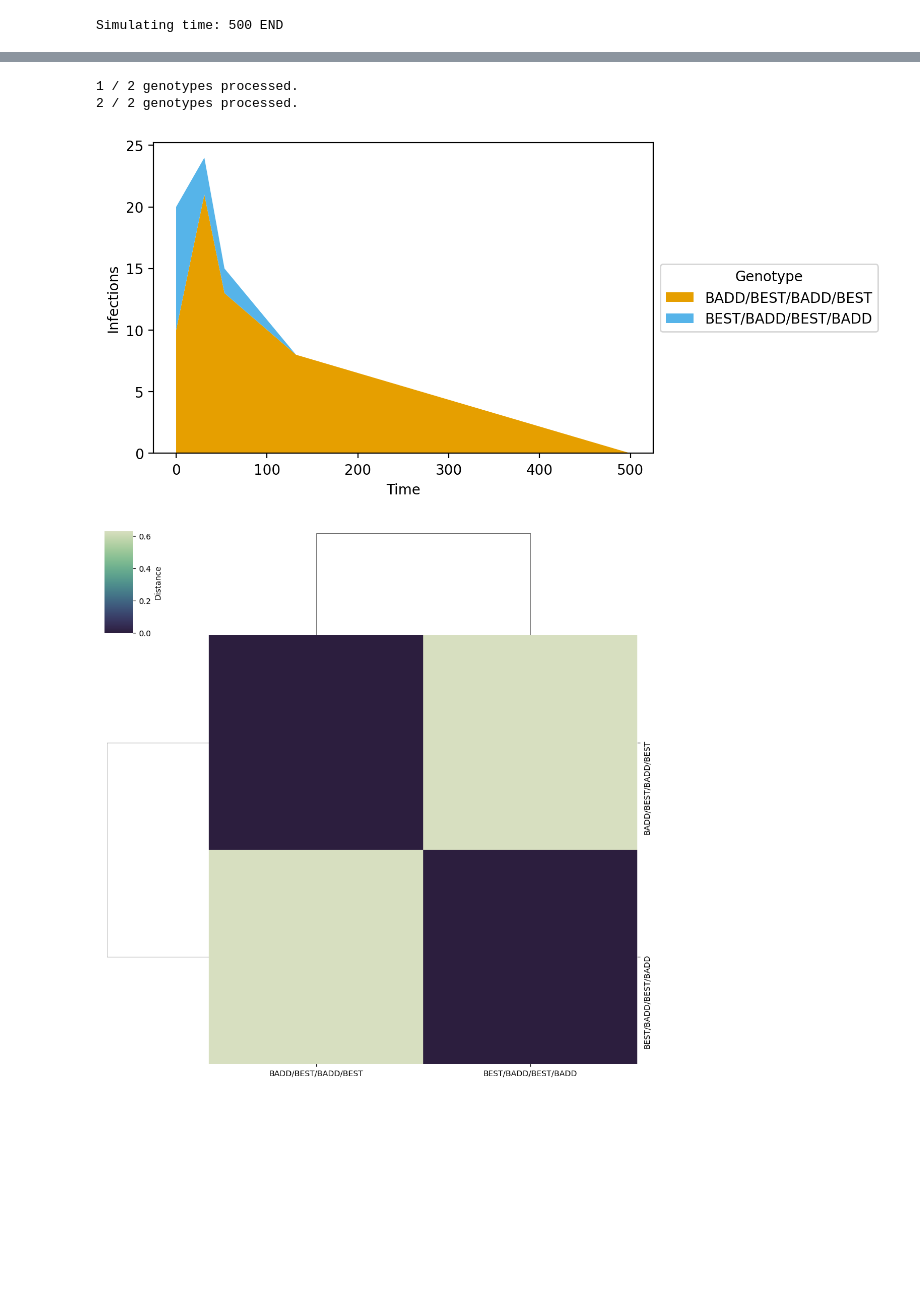
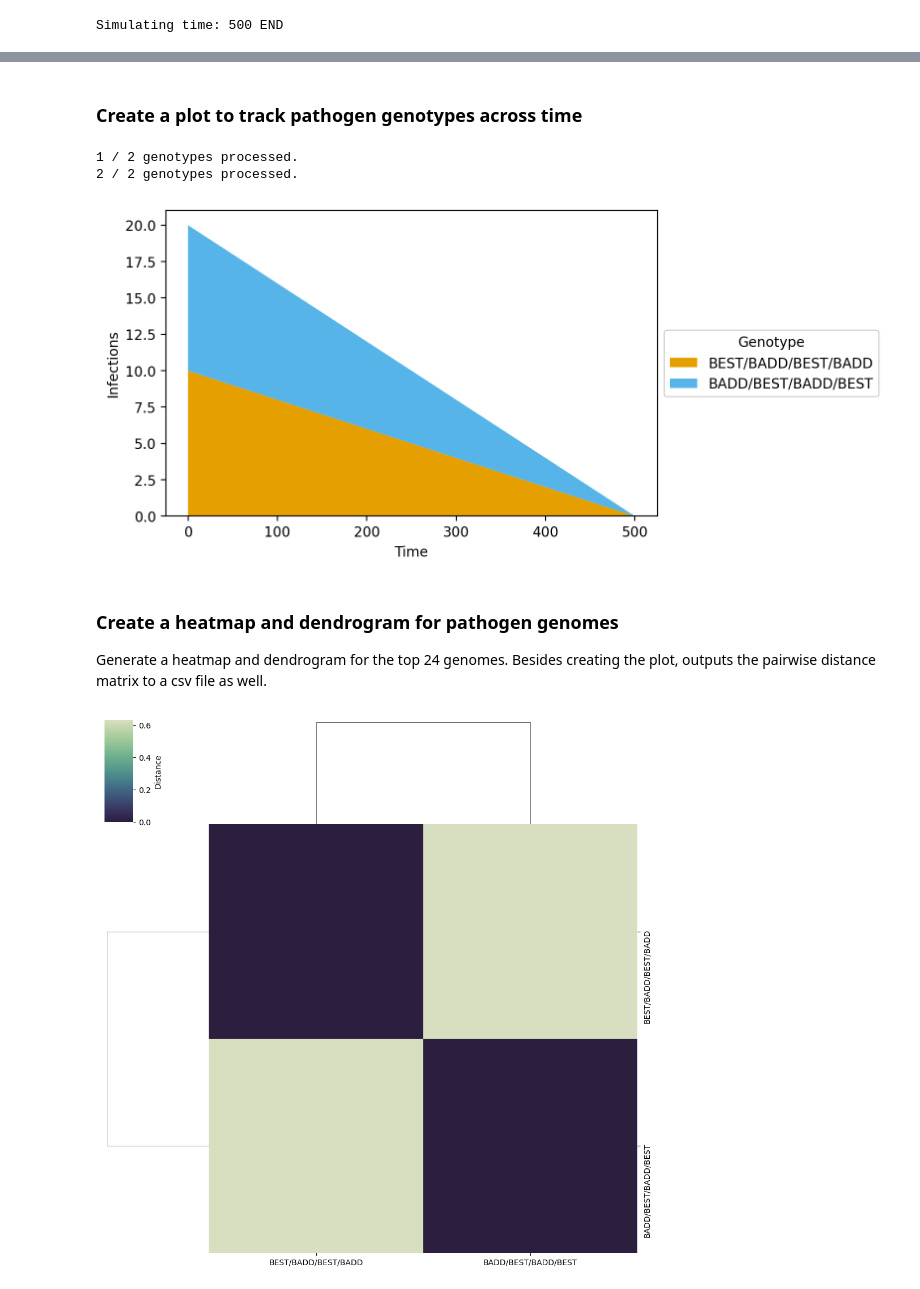
Before and after one commit to pablocarderam/opqua, a Jupyter notebook: examples/tutorials-jupyter/evolution/transmissibility_function.ipynb, the cells around one changed output, grey strips where cells are left out. Drawn from its saved outputs; the diff is of its cells as text; code cells hidden in the pictures; blank space fills up the shorter version.

```diff
--- a/examples/tutorials-jupyter/evolution/transmissibility_function.ipynb
+++ b/examples/tutorials-jupyter/evolution/transmissibility_function.ipynb
@@ -99,0 +113,5 @@ model.addPathogensToHosts( 'my_population',{'BADD/BEST/BADD/BEST':10} )
+# %%
+model.addPathogensToHosts(
+    'my_population',
+    {'BEST/BADD/BEST/BADD':10}
+    )
@@ -99,0 +120,5 @@ model.addPathogensToHosts( 'my_population',{'BADD/BEST/BADD/BEST':10} )
+# %%
+model.addPathogensToHosts(
+    'my_population',
+    {'BADD/BEST/BADD/BEST':10}
+    )
@@ -100,4 +127,8 @@ model.addPathogensToHosts( 'my_population',{'BADD/BEST/BADD/BEST':10} )
 # %%
-model.run(0,500,time_sampling=100)
+model.run(
+    0,
+    500,
+    time_sampling=100
+    )
 # %% [output]
 Simulating time: 500 END
@@ -104,5 +139,8 @@ Simulating time: 500 END
 # %%
-data = model.saveToDataFrame('transmissibility_function_reassortment_example.csv')
+data = model.saveToDataFrame(
+    'transmissibility_function_reassortment_example.csv'
+    )
+data
 # %% [output]
 Saving file...
 [Parallel(n_jobs=8)]: Using backend LokyBackend with 8 concurrent workers.
@@ -113,11 +162,17 @@ Saving file...
+# %% [markdown]
+### Create a plot to track pathogen genotypes across time
 # %%
 graph_composition = model.compositionPlot(
         # Create a plot to track pathogen genotypes across time.
-    'transmissibility_function_reassortment_example_composition.png', data
+    'transmissibility_function_reassortment_example_composition.png',
+    data
     )
 # %% [output]
 1 / 2 genotypes processed.
 2 / 2 genotypes processed.
-[figure, old version]
+[figure, new version]
+# %% [markdown]
+### Create a heatmap and dendrogram for pathogen genomes
+Generate a heatmap and dendrogram for the top 24 genomes. Besides creating the plot, outputs the pairwise distance matrix to a csv file as well.
 # %%
 graph_clustermap = model.clustermap(
```
Also changed, not shown: parts of 26 cells of this notebook, 3 other files.
